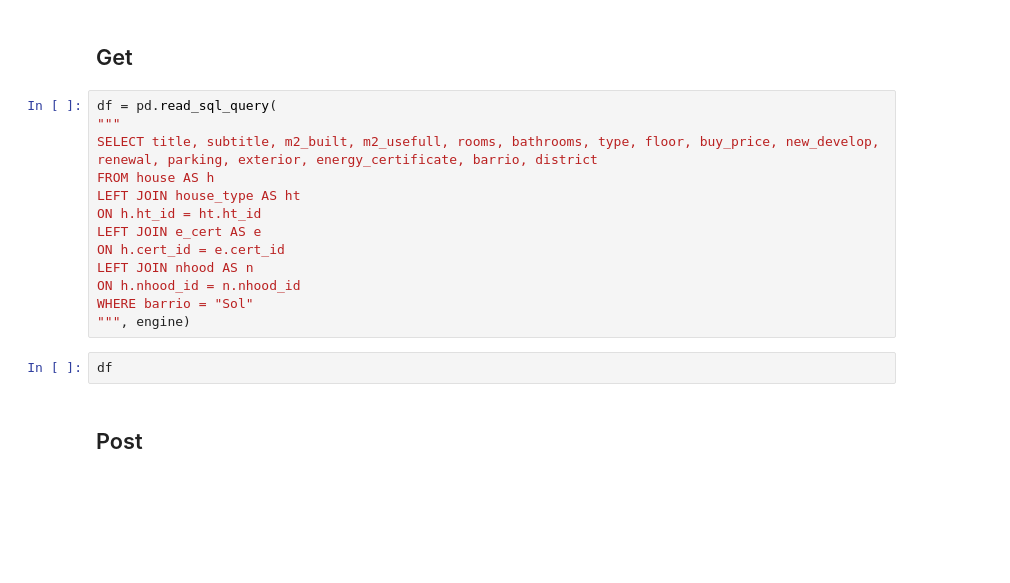
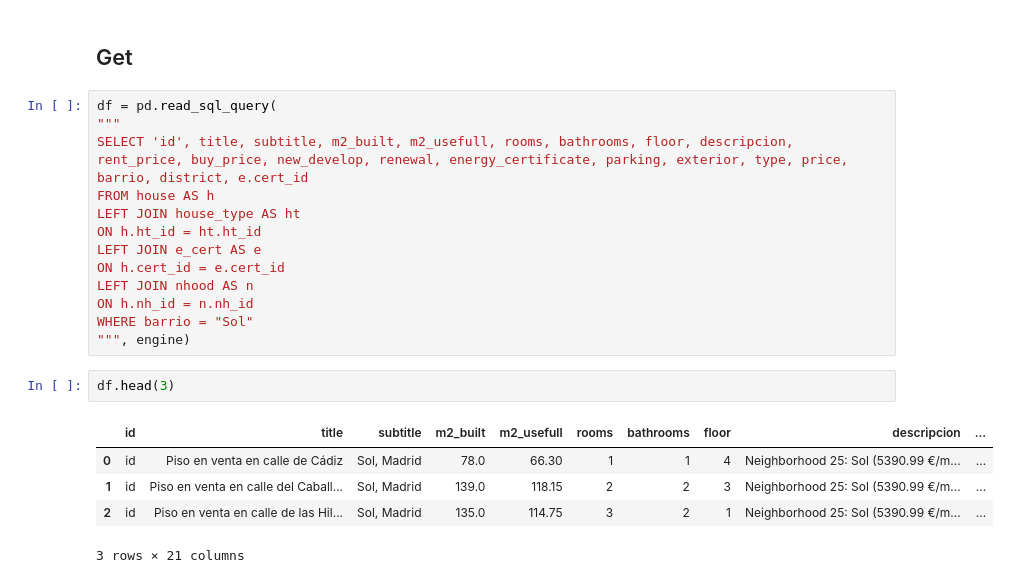
Before and after one commit to marcunu/Real_Estate_Project, a Jupyter notebook: 03_SQL.ipynb, the cells around one changed output. Cells and saved outputs as stored; diff of their text form; blank space fills up the shorter version.

```diff
--- a/03_SQL.ipynb
+++ b/03_SQL.ipynb
@@ -303,17 +303,21 @@ After checking this queries are correct, we write our functions in the `sqlapi.p
 # %%
 df = pd.read_sql_query(
 """
-SELECT title, subtitle, m2_built, m2_usefull, rooms, bathrooms, type, floor, buy_price, new_develop, renewal, parking, exterior, energy_certificate, barrio, district
+SELECT 'id', title, subtitle, m2_built, m2_usefull, rooms, bathrooms, floor, descripcion, rent_price, buy_price, new_develop, renewal, energy_certificate, parking, exterior, type, price, barrio, district, e.cert_id
 FROM house AS h
 LEFT JOIN house_type AS ht
 ON h.ht_id = ht.ht_id
 LEFT JOIN e_cert AS e
 ON h.cert_id = e.cert_id
 LEFT JOIN nhood AS n
-ON h.nhood_id = n.nhood_id
+ON h.nh_id = n.nh_id
 WHERE barrio = "Sol"
 """, engine)
 # %%
-df
+df.head(3)
+# %% [output]
+|  | id | title | subtitle | m2_built | m2_usefull | rooms | bathrooms | floor | descripcion | ... |
+| 0 | id | Piso en venta en calle de Cádiz | Sol, Madrid | 78.0 | 66.30 | 1 | 1 | 4 | Neighborhood 25: Sol (5390.99 €/m... | ... |
+| 1 | id | Piso en venta en calle del Caball... | Sol, Madrid | 139.0 | 118.15 | 2 | 2 | 3 | Neighborhood 25: Sol (5390.99 €/m... | ... |
+| 2 | id | Piso en venta en calle de las Hil... | Sol, Madrid | 135.0 | 114.75 | 3 | 2 | 1 | Neighborhood 25: Sol (5390.99 €/m... | ... |
+3 rows × 21 columns
-# %% [markdown]
-## Post
```
Also changed, not shown: parts of 1 cell of this notebook, 2 other files.
